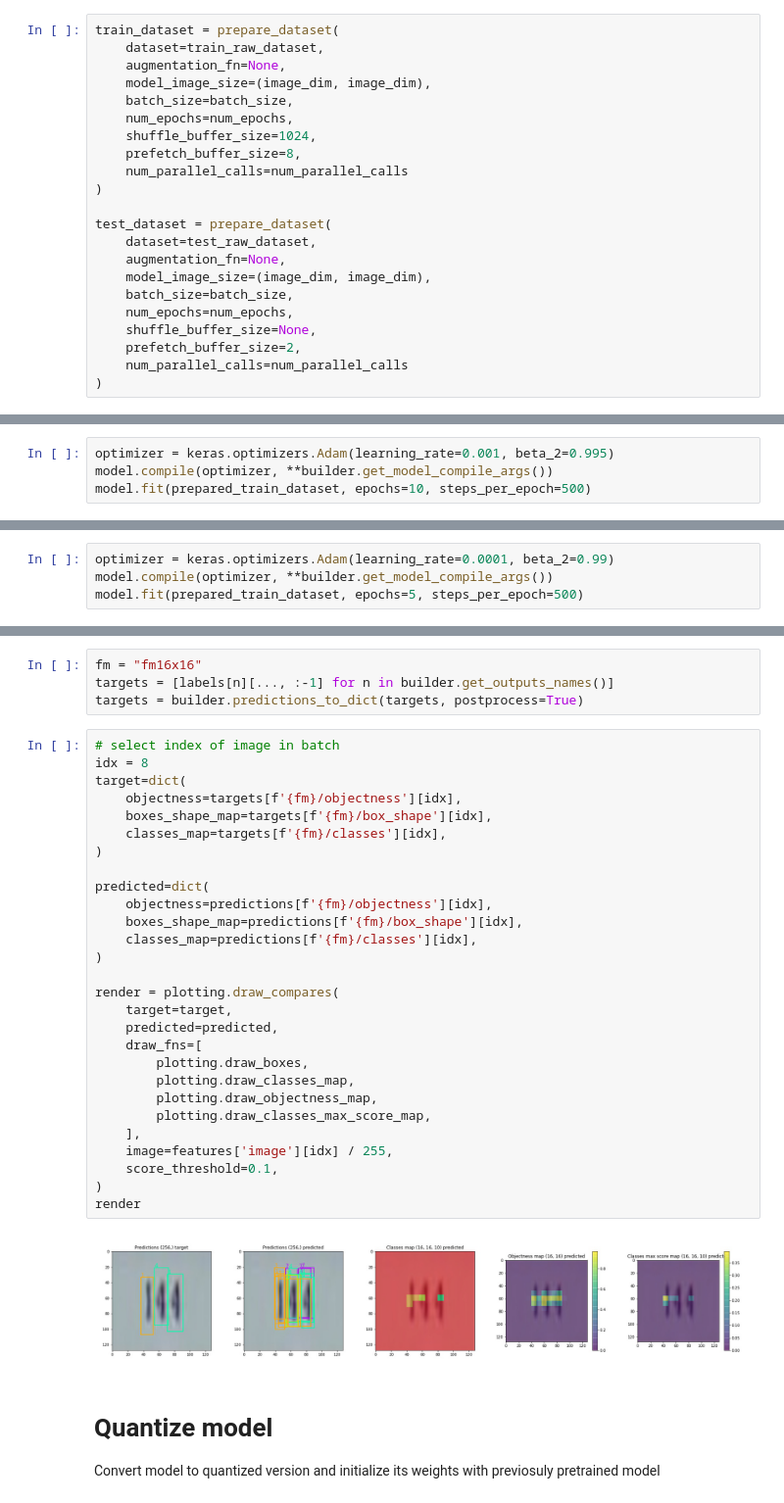
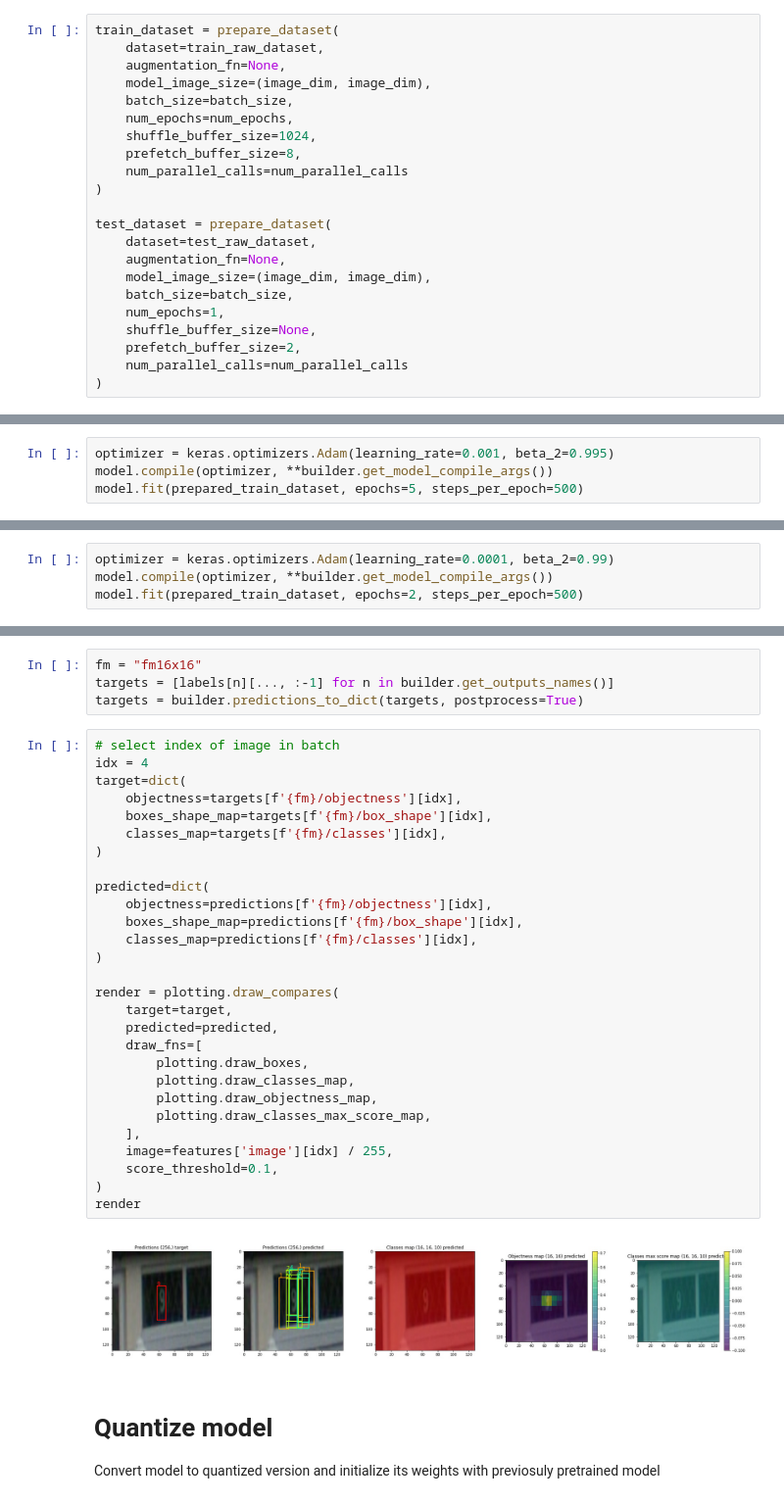
Before and after one commit to kmkolasinski/keras_detection, a Jupyter notebook: notebooks/fpn_builder_svhn.ipynb, the cells around one changed output, grey strips where cells are left out. Shown at 98% size. Saved outputs shown, nothing was run; the diff lists cells and outputs as text.

```diff
--- a/notebooks/fpn_builder_svhn.ipynb
+++ b/notebooks/fpn_builder_svhn.ipynb
@@ -122,7 +130,7 @@ test_dataset = prepare_dataset(
     augmentation_fn=None,
     model_image_size=(image_dim, image_dim),
     batch_size=batch_size,
-    num_epochs=num_epochs,
+    num_epochs=1,
     shuffle_buffer_size=None,
     prefetch_buffer_size=2,
     num_parallel_calls=num_parallel_calls
@@ -241,6 +244,6 @@ model.losses, l2_reg_fn()
 # %%
 optimizer = keras.optimizers.Adam(learning_rate=0.001, beta_2=0.995)
 model.compile(optimizer, **builder.get_model_compile_args())
-model.fit(prepared_train_dataset, epochs=10, steps_per_epoch=500)
+model.fit(prepared_train_dataset, epochs=5, steps_per_epoch=500)
 # %% [output]
 Epoch 1/10
@@ -267,5 +271,5 @@ Epoch 10/10
 # %%
 optimizer = keras.optimizers.Adam(learning_rate=0.0001, beta_2=0.99)
 model.compile(optimizer, **builder.get_model_compile_args())
-model.fit(prepared_train_dataset, epochs=5, steps_per_epoch=500)
+model.fit(prepared_train_dataset, epochs=2, steps_per_epoch=500)
 # %% [output]
@@ -346,34 +360,34 @@ targets = [labels[n][..., :-1] for n in builder.get_outputs_names()]
 targets = builder.predictions_to_dict(targets, postprocess=True)
 # %%
 # select index of image in batch
-idx = 8
+idx = 4
 target=dict(
     objectness=targets[f'{fm}/objectness'][idx],
     boxes_shape_map=targets[f'{fm}/box_shape'][idx],
     classes_map=targets[f'{fm}/classes'][idx],
 )
 
 predicted=dict(
     objectness=predictions[f'{fm}/objectness'][idx],
     boxes_shape_map=predictions[f'{fm}/box_shape'][idx],
     classes_map=predictions[f'{fm}/classes'][idx],
 )
 
 render = plotting.draw_compares(
     target=target,
     predicted=predicted,
     draw_fns=[
         plotting.draw_boxes,
         plotting.draw_classes_map,
         plotting.draw_objectness_map,
         plotting.draw_classes_max_score_map,
     ],
     image=features['image'][idx] / 255,
     score_threshold=0.1,
 )
 render
 # %% [output]
-[figure, old version]
+[figure, new version]
 # %% [markdown]
 # Quantize model
 Convert model to quantized version and initialize its weights with previosuly pretrained model
```
Also changed, not shown: parts of 35 cells of this notebook.
